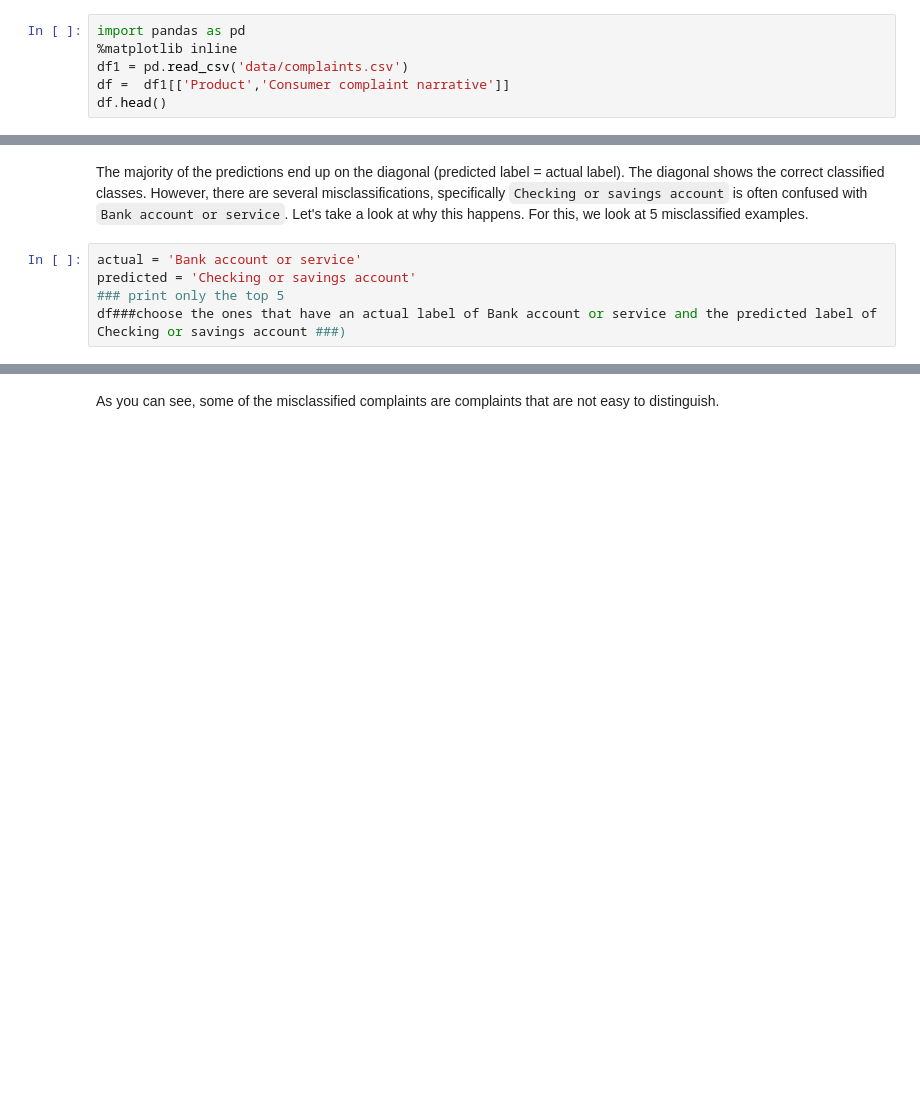
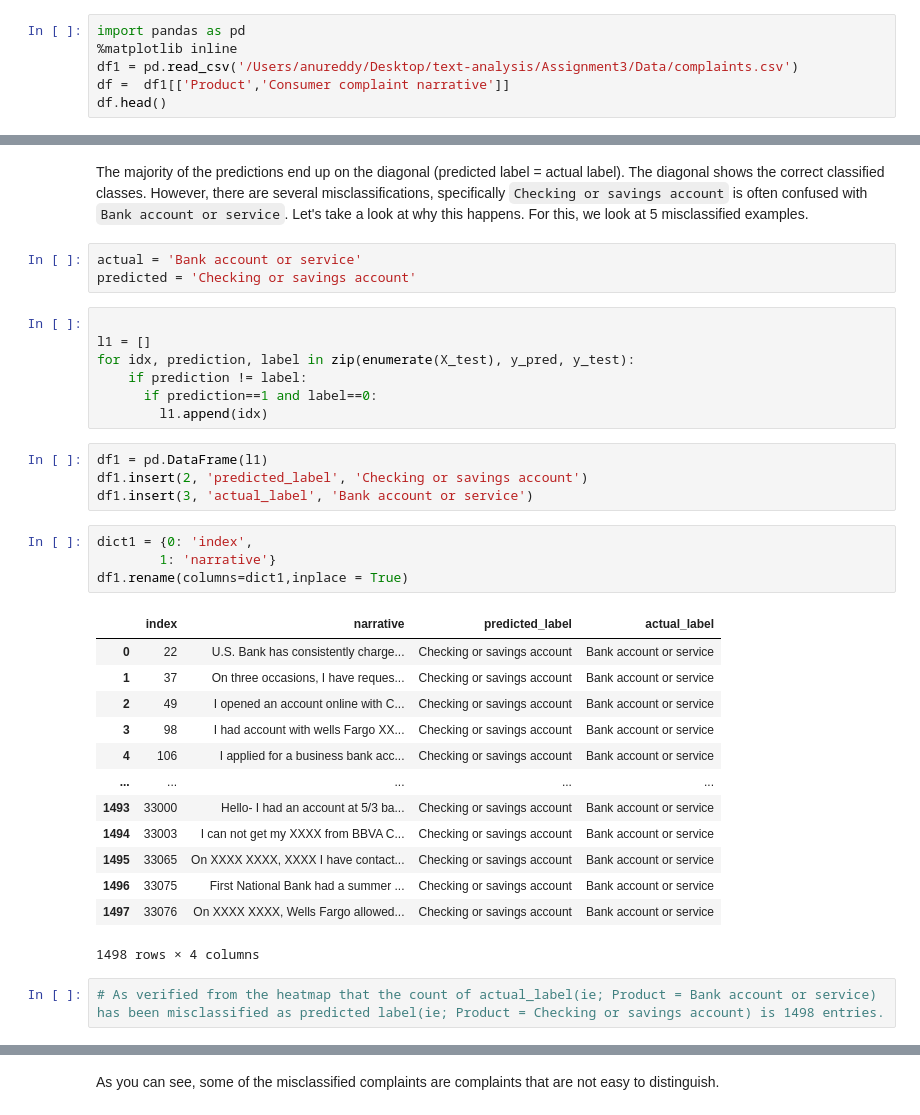
Before and after one commit to shreyanshu28/text-analysis, a Jupyter notebook: Assignment3/anu_DSTA_assignment_3_students.ipynb, the cells around one changed output, grey strips where cells are left out. Cells and saved outputs as stored; diff of their text form; blank space fills up the shorter version.

```diff
--- a/Assignment3/anu_DSTA_assignment_3_students.ipynb
+++ b/Assignment3/anu_DSTA_assignment_3_students.ipynb
@@ -398,7 +404,7 @@ Read the data to a pandas dataframe from `complaints.csv` (also located in the `
 # %%
 import pandas as pd
 %matplotlib inline
-df1 = pd.read_csv('data/complaints.csv')
+df1 = pd.read_csv('/Users/anureddy/Desktop/text-analysis/Assignment3/Data/complaints.csv')
 df =  df1[['Product','Consumer complaint narrative']]
 df.head()
 # %% [output]
@@ -675,8 +602,37 @@ plt.show()
 [figure]
 # %% [markdown]
 The majority of the predictions end up on the diagonal (predicted label = actual label). The diagonal shows the correct classified classes. However, there are several misclassifications, specifically `Checking or savings account` is often confused with `Bank account or service`. Let's take a look at why this happens. For this, we look at 5 misclassified examples.
-# %%
-actual = 'Bank account or service'
-predicted = 'Checking or savings account'
-### print only the top 5
-df###choose the ones that have an actual label of Bank account or service and the predicted label of Checking or savings account ###)
+# %%
+actual = 'Bank account or service'
+predicted = 'Checking or savings account'
+# %%
+
+l1 = []
+for idx, prediction, label in zip(enumerate(X_test), y_pred, y_test):
+    if prediction != label:
+      if prediction==1 and label==0:
+        l1.append(idx)
+# %%
+df1 = pd.DataFrame(l1)
+df1.insert(2, 'predicted_label', 'Checking or savings account')
+df1.insert(3, 'actual_label', 'Bank account or service')
+# %%
+dict1 = {0: 'index',
+        1: 'narrative'}
+df1.rename(columns=dict1,inplace = True)
+# %% [output]
+|  | index | narrative | predicted_label | actual_label |
+| 0 | 22 | U.S. Bank has consistently charge... | Checking or savings account | Bank account or service |
+| 1 | 37 | On three occasions, I have reques... | Checking or savings account | Bank account or service |
+| 2 | 49 | I opened an account online with C... | Checking or savings account | Bank account or service |
+| 3 | 98 | I had account with wells Fargo XX... | Checking or savings account | Bank account or service |
+| 4 | 106 | I applied for a business bank acc... | Checking or savings account | Bank account or service |
+| ... | ... | ... | ... | ... |
+| 1493 | 33000 | Hello- I had an account at 5/3 ba... | Checking or savings account | Bank account or service |
+| 1494 | 33003 | I can not get my XXXX from BBVA C... | Checking or savings account | Bank account or service |
+| 1495 | 33065 | On XXXX XXXX, XXXX I have contact... | Checking or savings account | Bank account or service |
+| 1496 | 33075 | First National Bank had a summer ... | Checking or savings account | Bank account or service |
+| 1497 | 33076 | On XXXX XXXX, Wells Fargo allowed... | Checking or savings account | Bank account or service |
+1498 rows × 4 columns
+# %%
+# As verified from the heatmap that the count of actual_label(ie; Product = Bank account or service) has been misclassified as predicted label(ie; Product = Checking or savings account) is 1498 entries.
```
Also changed, not shown: parts of 11 cells of this notebook.
